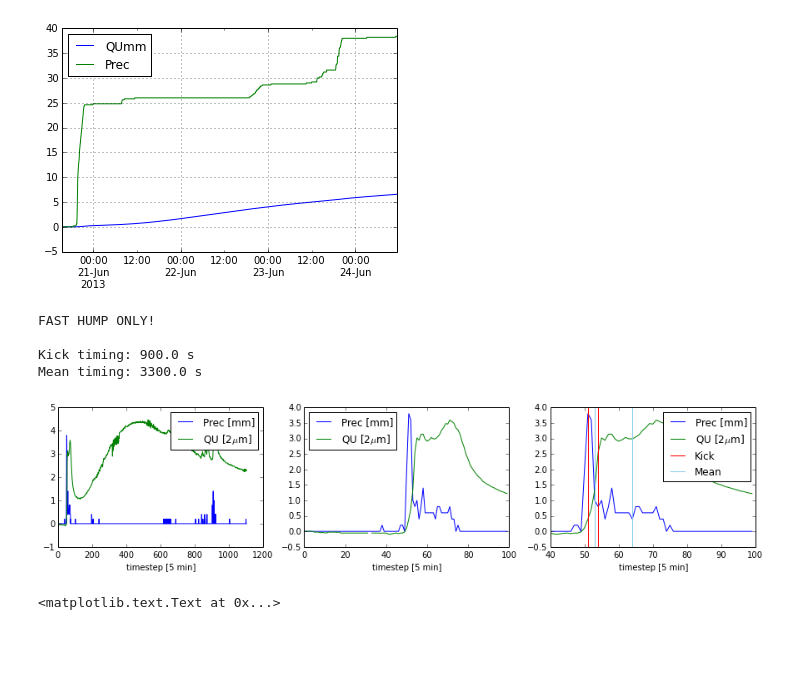
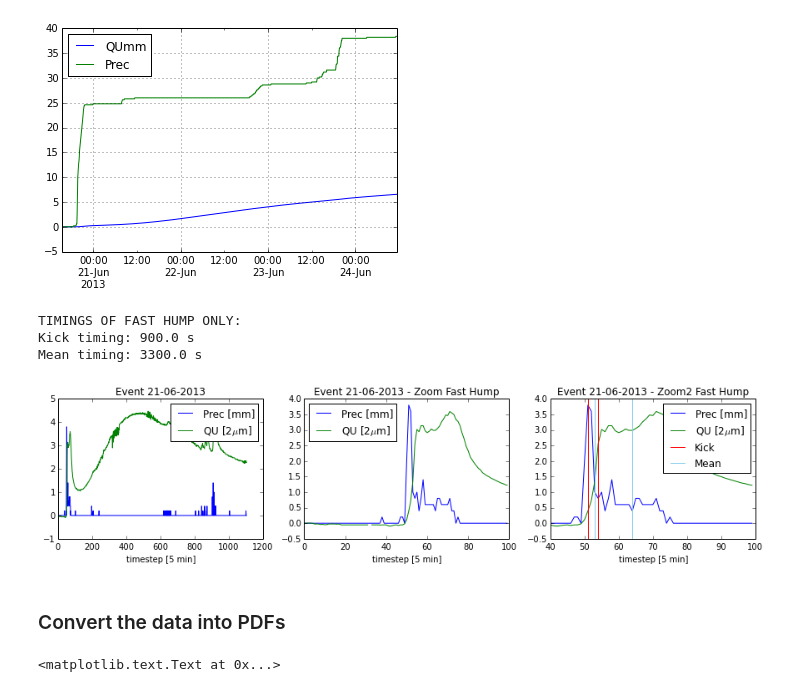
Before and after one commit to cojacoo/caos_py, a Jupyter notebook: Catchment_Response_Holtzbach.ipynb, the cells around one changed output. Drawn from its saved outputs; the diff is of its cells as text; code cells hidden in the pictures; blank space fills up the shorter version.

```diff
--- a/Catchment_Response_Holtzbach.ipynb
+++ b/Catchment_Response_Holtzbach.ipynb
@@ -64,39 +71,42 @@ plot(hevent0.Prec,label='Prec [mm]')
 plot(hevent0.QUmm*500.,label='QU [2$\mu$m]')
 xlabel('timestep [5 min]')
 legend()
+title('Event 21-06-2013')
 subplot(132)
 plot(hevent0.Prec[:100],label='Prec [mm]')
 plot(hevent0.QUmm[:100]*500.,label='QU [2$\mu$m]')
 xlabel('timestep [5 min]')
 legend(loc=2)
+title('Event 21-06-2013 - Zoom Fast Hump')
 
 rainkick=np.where(hevent0.Prec[:100]==np.max(hevent0.Prec[:100]))[0][0]
 rainmean=np.where(np.cumsum(hevent0.Prec[:100])>np.mean(np.cumsum(hevent0.Prec[:100])))[0][0]
 
 Qmean=np.where(np.cumsum(hevent0.QUmm[:100])>np.mean(np.cumsum(hevent0.QUmm[:100])))[0][0]
 Qkick=np.argmax(np.diff(hevent0.QUmm[40:100]))+40
 
 subplot(133)
 plot(range(40,100),hevent0.Prec[40:100],label='Prec [mm]')
 plot(range(40,100),hevent0.QUmm[40:100]*500.,label='QU [2$\mu$m]')
 axvline(rainkick,c='r',label='Kick')
 axvline(Qkick+1,c='r')
 axvline(rainmean,c='skyblue',label='Mean')
 axvline(Qmean,c='skyblue')
 xlabel('timestep [5 min]')
 legend(loc=1)
+title('Event 21-06-2013 - Zoom2 Fast Hump')
 
-print 'FAST HUMP ONLY!'
-print ''
+print 'TIMINGS OF FAST HUMP ONLY:'
 print 'Kick timing:', (Qkick+1-rainkick)*5.*60.,'s'
 print 'Mean timing:', (Qmean-rainmean)*5.*60.,'s'
 print ''
 # %% [output]
-FAST HUMP ONLY!
-
+TIMINGS OF FAST HUMP ONLY:
 Kick timing: 900.0 s
 Mean timing: 3300.0 s
-[figure, old version]
+[figure, new version]
+# %% [markdown]
+### Convert the data into PDFs
 # %%
 #get the distribution of distances from stream in U catchment
 Udist2stream=pd.read_csv('../U_dist2stream.txt',delimiter=' ')
```
Also changed, not shown: parts of 28 cells of this notebook.
